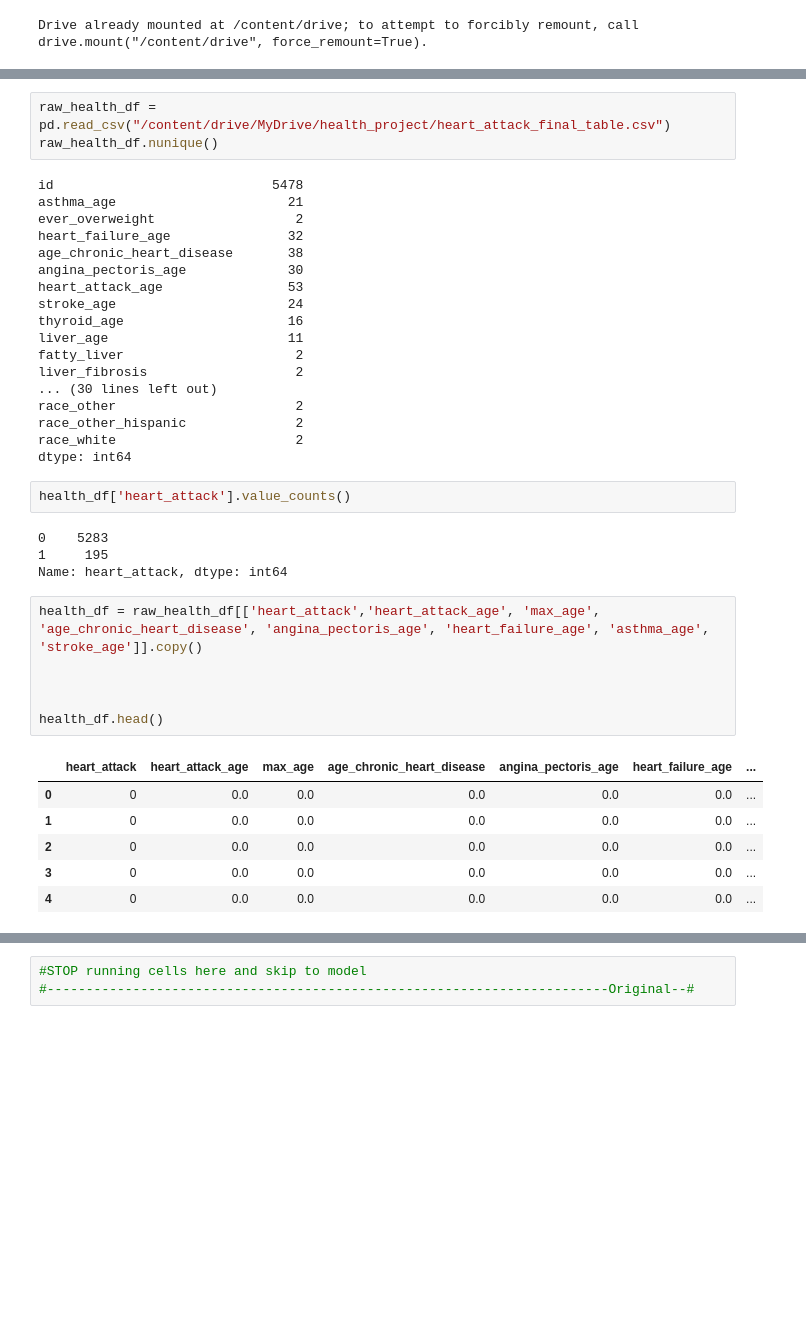
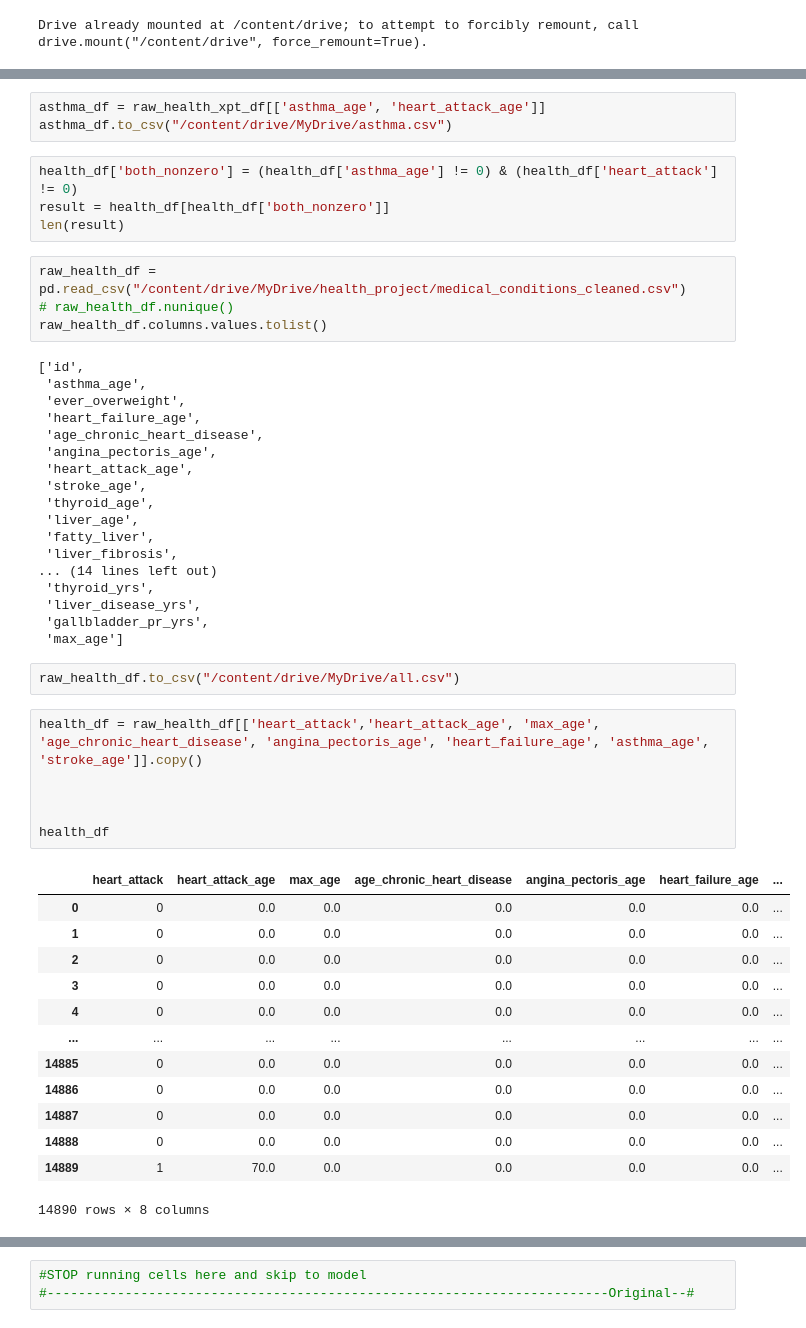
Before and after one commit to equitymarkets/HeartAttackPrediction, a Jupyter notebook: neural_network.ipynb, the cells around one changed output, grey strips where cells are left out. Saved outputs shown, nothing was run; the diff lists cells and outputs as text; blank space fills up the shorter version.

```diff
--- a/neural_network.ipynb
+++ b/neural_network.ipynb
@@ -15,41 +146,52 @@ Drive already mounted at /content/drive; to attempt to forcibly remount, call dr
+# %%
+asthma_df = raw_health_xpt_df[['asthma_age', 'heart_attack_age']]
+asthma_df.to_csv("/content/drive/MyDrive/asthma.csv")
+# %%
+health_df['both_nonzero'] = (health_df['asthma_age'] != 0) & (health_df['heart_attack'] != 0)
+result = health_df[health_df['both_nonzero']]
+len(result)
 # %%
-raw_health_df = pd.read_csv("/content/drive/MyDrive/health_project/heart_attack_final_table.csv")
-raw_health_df.nunique()
+raw_health_df = pd.read_csv("/content/drive/MyDrive/health_project/medical_conditions_cleaned.csv")
+# raw_health_df.nunique()
+raw_health_df.columns.values.tolist()
 # %% [output]
-id                            5478
-asthma_age                      21
-ever_overweight                  2
-heart_failure_age               32
-age_chronic_heart_disease       38
-angina_pectoris_age             30
-heart_attack_age                53
-stroke_age                      24
-thyroid_age                     16
-liver_age                       11
-fatty_liver                      2
-liver_fibrosis                   2
-... (30 lines left out)
-race_other                       2
-race_other_hispanic              2
-race_white                       2
-dtype: int64
+['id',
+ 'asthma_age',
+ 'ever_overweight',
+ 'heart_failure_age',
+ 'age_chronic_heart_disease',
+ 'angina_pectoris_age',
+ 'heart_attack_age',
+ 'stroke_age',
+ 'thyroid_age',
+ 'liver_age',
+ 'fatty_liver',
+ 'liver_fibrosis',
+... (14 lines left out)
+ 'thyroid_yrs',
+ 'liver_disease_yrs',
+ 'gallbladder_pr_yrs',
+ 'max_age']
-# %%
-health_df['heart_attack'].value_counts()
-# %% [output]
-0    5283
-1     195
-Name: heart_attack, dtype: int64
+# %%
+raw_health_df.to_csv("/content/drive/MyDrive/all.csv")
 # %%
 health_df = raw_health_df[['heart_attack','heart_attack_age', 'max_age', 'age_chronic_heart_disease', 'angina_pectoris_age', 'heart_failure_age', 'asthma_age', 'stroke_age']].copy()
 
 
 
-health_df.head()
+health_df
 # %% [output]
 |  | heart_attack | heart_attack_age | max_age | age_chronic_heart_disease | angina_pectoris_age | heart_failure_age | ... |
 | 0 | 0 | 0.0 | 0.0 | 0.0 | 0.0 | 0.0 | ... |
 | 1 | 0 | 0.0 | 0.0 | 0.0 | 0.0 | 0.0 | ... |
 | 2 | 0 | 0.0 | 0.0 | 0.0 | 0.0 | 0.0 | ... |
 | 3 | 0 | 0.0 | 0.0 | 0.0 | 0.0 | 0.0 | ... |
 | 4 | 0 | 0.0 | 0.0 | 0.0 | 0.0 | 0.0 | ... |
+| ... | ... | ... | ... | ... | ... | ... | ... |
+| 14885 | 0 | 0.0 | 0.0 | 0.0 | 0.0 | 0.0 | ... |
+| 14886 | 0 | 0.0 | 0.0 | 0.0 | 0.0 | 0.0 | ... |
+| 14887 | 0 | 0.0 | 0.0 | 0.0 | 0.0 | 0.0 | ... |
+| 14888 | 0 | 0.0 | 0.0 | 0.0 | 0.0 | 0.0 | ... |
+| 14889 | 1 | 70.0 | 0.0 | 0.0 | 0.0 | 0.0 | ... |
+14890 rows × 8 columns
 # %%
```
Also changed, not shown: parts of 16 cells of this notebook, 2 other files.
